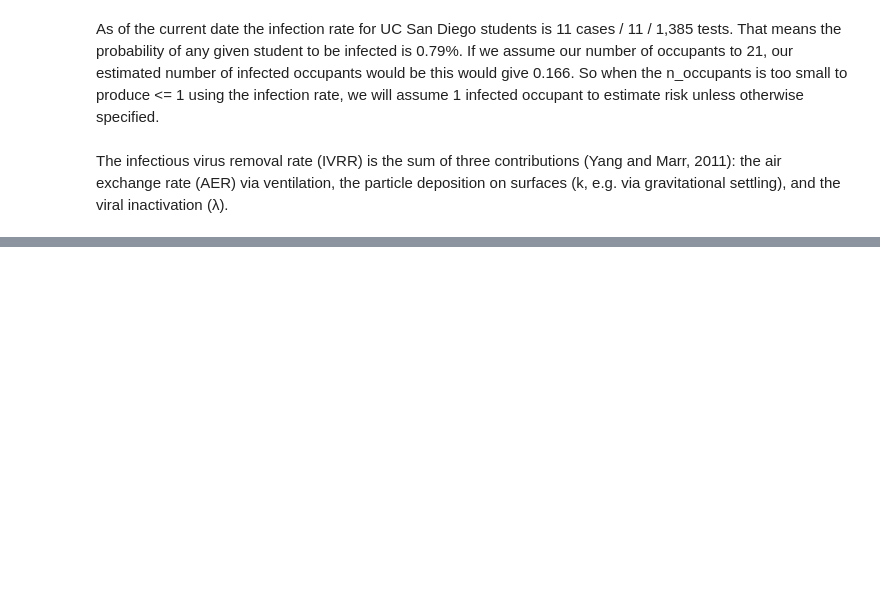
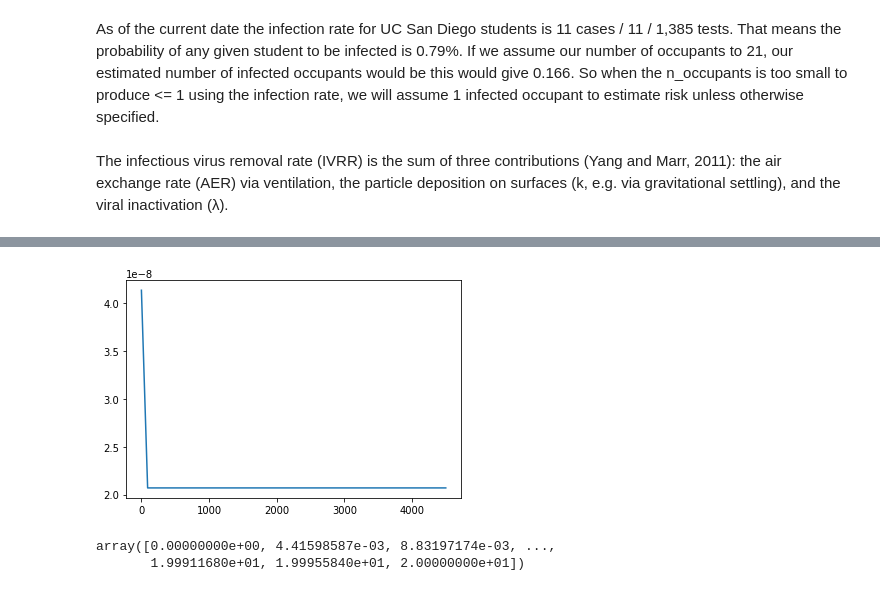
Before and after one commit to etiennedoidic/infection_risk_calculator, a Jupyter notebook: notebooks/Infection Risk Calculator.ipynb, the cells around one changed output, grey strips where cells are left out. Cells and saved outputs as stored; diff of their text form; code cells hidden in the pictures; blank space fills up the shorter version.

Commit message:
quanta_concentration plotted
Still wrong, but results are be plotted

```diff
--- a/notebooks/Infection Risk Calculator.ipynb
+++ b/notebooks/Infection Risk Calculator.ipynb
@@ -220,6 +225,6 @@ room_volume = room_area * room_hght
 # %%
 def quanta_concentration(I, ERq, IVRR, V, n0, t):
-    return ((ERq * I) / (IVRR * V)) + (n0 + ((ERq * I) / IVRR)) * ((np.e **(-IVRR * t)) / V)
+    return float(((ERq * I) / (IVRR * V)) + (n0 + ((ERq * I) / IVRR)) * ((np.e **(-IVRR * t)) / V))
 # %%
 quanta_concentration(n_infected, quanta_emission[activity], ivrr, room_volume, initial_quanta, t)
 # %% [output]
@@ -227,6 +232,17 @@ quanta_concentration(n_infected, quanta_emission[activity], ivrr, room_volume, i
 # %%
 fig = plt.figure()
 ax = plt.axes()
 
-x = np.linspace(0, 60, t + 30)
-ax.plot(time, quanta_concentration(n_infected, quanta_emission[activity] time));
+
+f2 = np.vectorize(quanta_concentration)
+
+
+x = np.linspace(0, t)
+ax.plot(x, f2(n_infected, quanta_emission[activity], ivrr, room_volume, initial_quanta, x));
+# %% [output]
+[figure, added]
+# %%
+time
+# %% [output]
+array([0.00000000e+00, 4.41598587e-03, 8.83197174e-03, ...,
+       1.99911680e+01, 1.99955840e+01, 2.00000000e+01])
```
Also changed, not shown: parts of 2 cells of this notebook.
